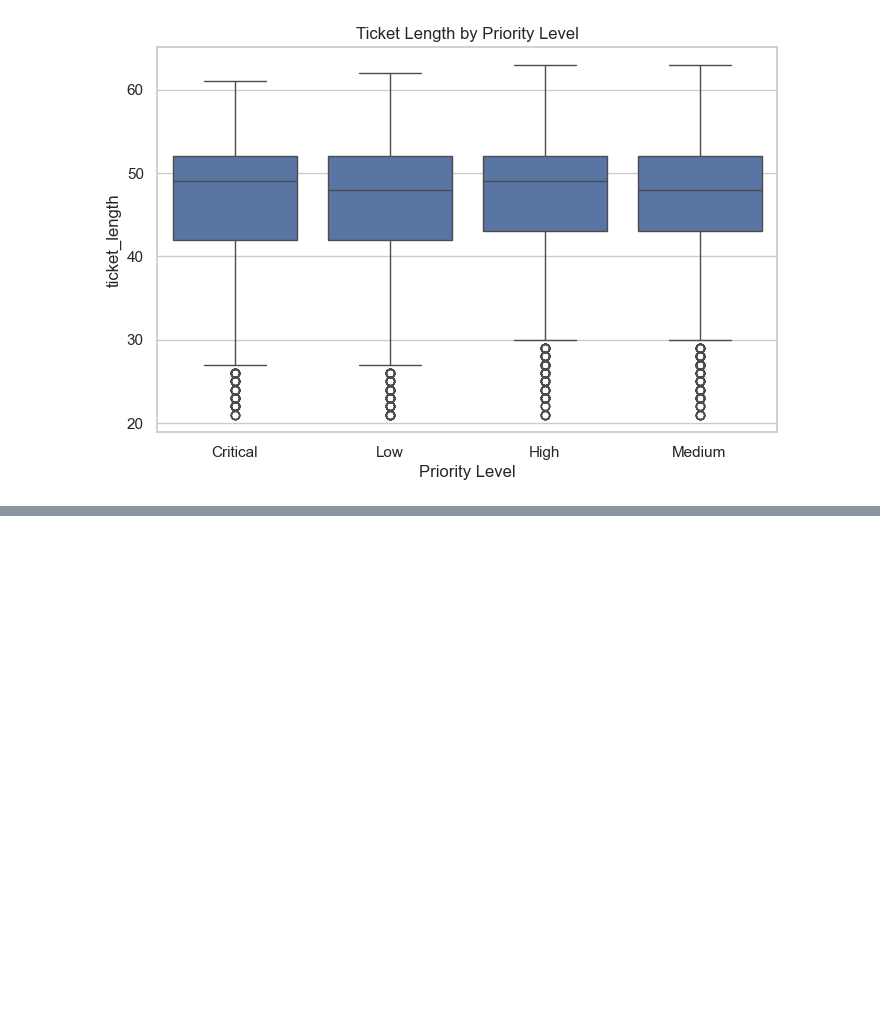
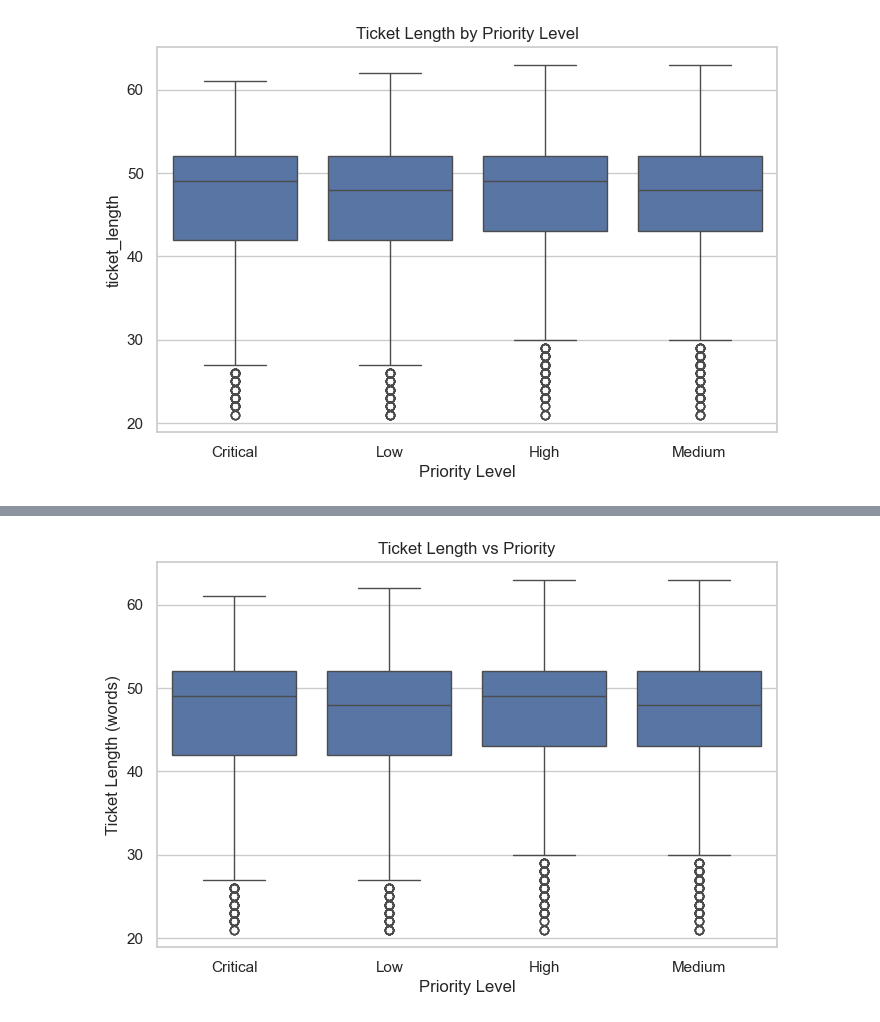
Before and after one commit to UMESH-KALE0777/support-ticket-data-science, a Jupyter notebook: notebooks/01_eda.ipynb, the cells around one changed output, grey strips where cells are left out. Drawn from its saved outputs; the diff is of its cells as text; code cells hidden in the pictures; blank space fills up the shorter version.

```diff
--- a/notebooks/01_eda.ipynb
+++ b/notebooks/01_eda.ipynb
@@ -108,0 +128,8 @@ Text(0.5, 0, 'Priority Level')
+# %%
+sns.boxplot(x="priority", y="ticket_length", data=df)
+plt.title("Ticket Length vs Priority")
+plt.xlabel("Priority Level")
+plt.ylabel("Ticket Length (words)")
+plt.show()
+# %% [output]
+[figure, added]
```
Also changed, not shown: parts of 5 cells of this notebook.
